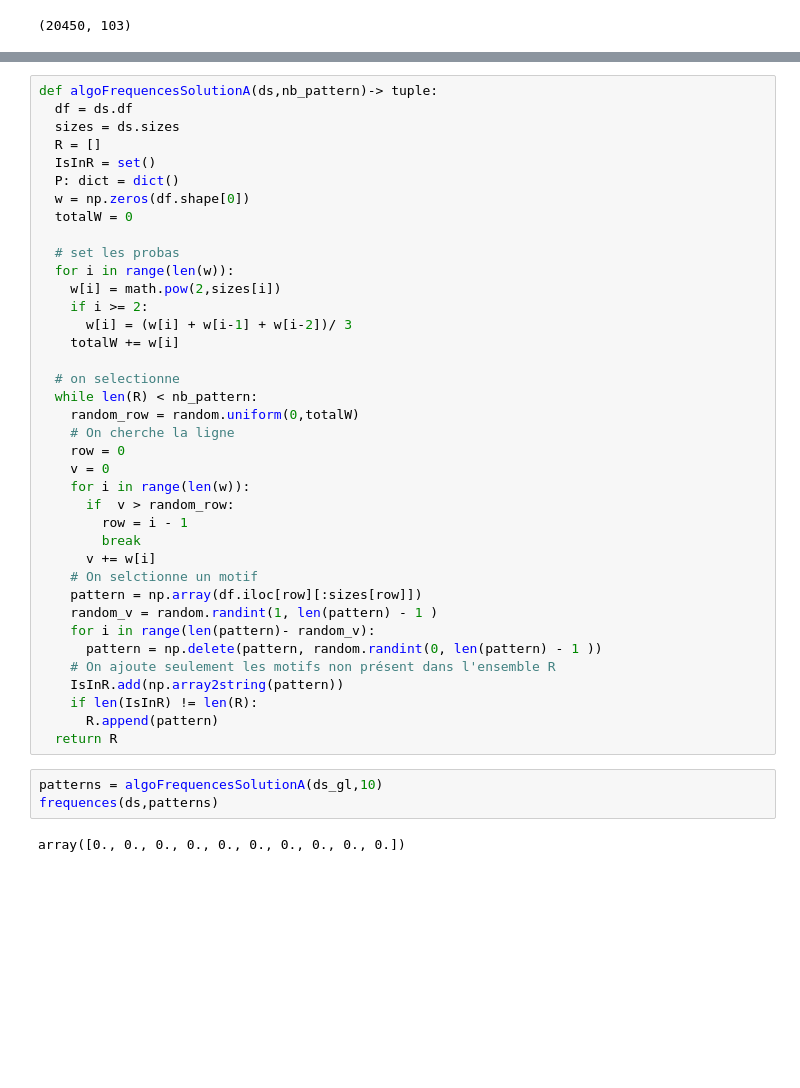
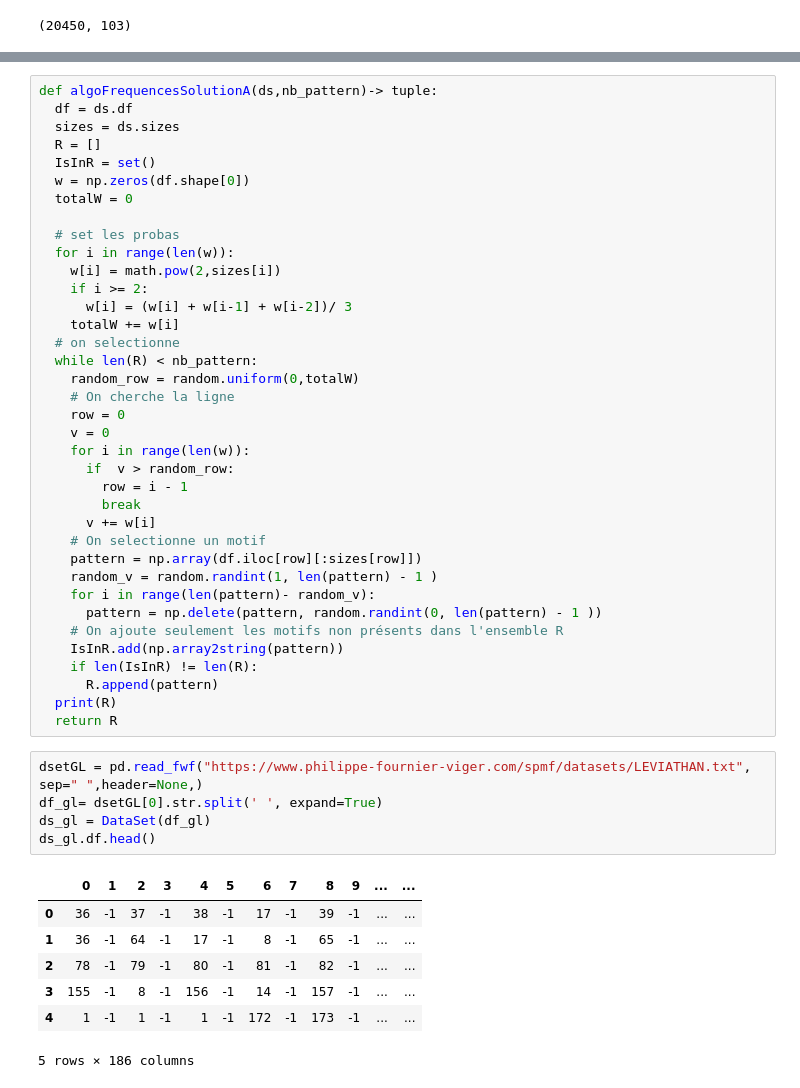
Before and after one commit to pi-aire/dataminig_sampling, a Jupyter notebook: TP_DataMining.ipynb, the cells around one changed output, grey strips where cells are left out. Cells and saved outputs as stored; diff of their text form; blank space fills up the shorter version.

```diff
--- a/TP_DataMining.ipynb
+++ b/TP_DataMining.ipynb
@@ -601,7 +613,6 @@ def algoFrequencesSolutionA(ds,nb_pattern)-> tuple:
   sizes = ds.sizes
   R = []
   IsInR = set()
-  P: dict = dict()
   w = np.zeros(df.shape[0])
   totalW = 0
 
@@ -611,7 +622,6 @@ def algoFrequencesSolutionA(ds,nb_pattern)-> tuple:
     if i >= 2:
       w[i] = (w[i] + w[i-1] + w[i-2])/ 3
     totalW += w[i]
-
   # on selectionne
   while len(R) < nb_pattern:
     random_row = random.uniform(0,totalW)
@@ -623,18 +633,27 @@ def algoFrequencesSolutionA(ds,nb_pattern)-> tuple:
         row = i - 1
         break
       v += w[i]
-    # On selctionne un motif
+    # On selectionne un motif
     pattern = np.array(df.iloc[row][:sizes[row]])
     random_v = random.randint(1, len(pattern) - 1 )
     for i in range(len(pattern)- random_v):
       pattern = np.delete(pattern, random.randint(0, len(pattern) - 1 ))
-    # On ajoute seulement les motifs non présent dans l'ensemble R
+    # On ajoute seulement les motifs non présents dans l'ensemble R
     IsInR.add(np.array2string(pattern))
     if len(IsInR) != len(R):
       R.append(pattern)
+  print(R)
   return R
-# %%
-patterns = algoFrequencesSolutionA(ds_gl,10)
-frequences(ds,patterns)
-# %% [output]
-array([0., 0., 0., 0., 0., 0., 0., 0., 0., 0.])
+# %%
+dsetGL = pd.read_fwf("https://www.philippe-fournier-viger.com/spmf/datasets/LEVIATHAN.txt", sep=" ",header=None,)
+df_gl= dsetGL[0].str.split(' ', expand=True)
+ds_gl = DataSet(df_gl)
+ds_gl.df.head()
+# %% [output]
+|  | 0 | 1 | 2 | 3 | 4 | 5 | 6 | 7 | 8 | 9 | ... | ... |
+| 0 | 36 | -1 | 37 | -1 | 38 | -1 | 17 | -1 | 39 | -1 | ... | ... |
+| 1 | 36 | -1 | 64 | -1 | 17 | -1 | 8 | -1 | 65 | -1 | ... | ... |
+| 2 | 78 | -1 | 79 | -1 | 80 | -1 | 81 | -1 | 82 | -1 | ... | ... |
+| 3 | 155 | -1 | 8 | -1 | 156 | -1 | 14 | -1 | 157 | -1 | ... | ... |
+| 4 | 1 | -1 | 1 | -1 | 1 | -1 | 172 | -1 | 173 | -1 | ... | ... |
+5 rows × 186 columns
```
Also changed, not shown: parts of 31 cells of this notebook.
